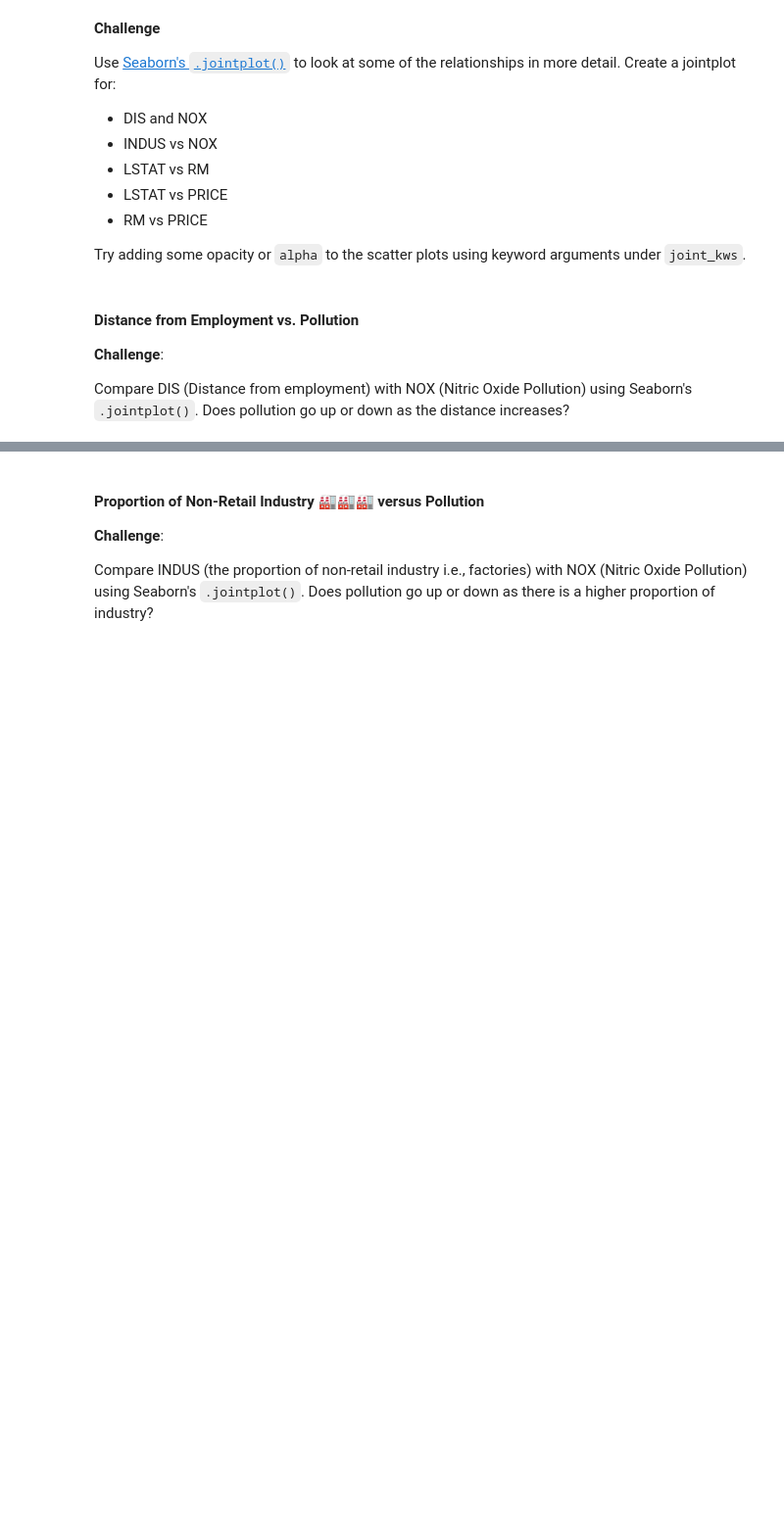
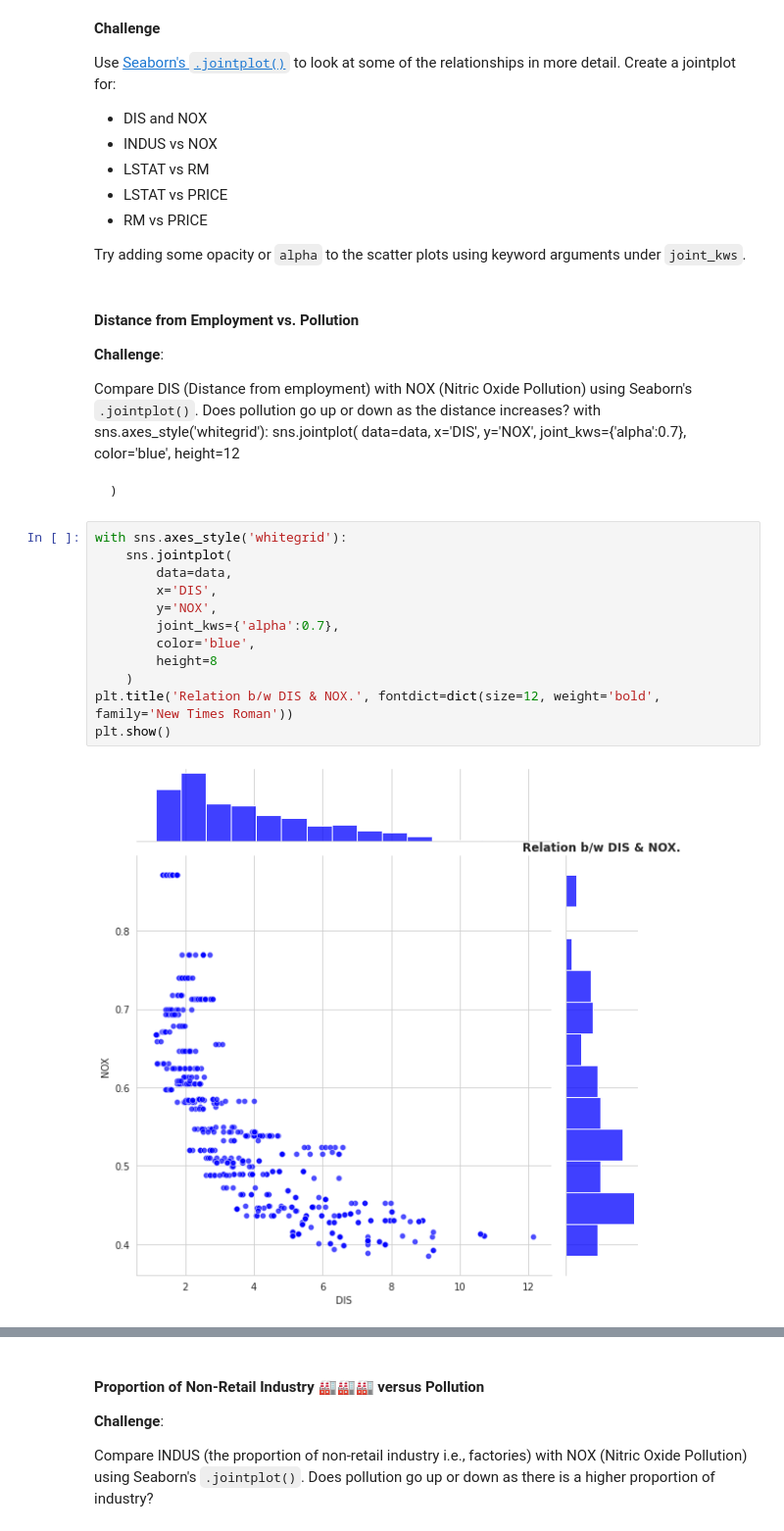
Before and after one commit to DarkDk123/House-valuation-model, a Jupyter notebook: Multivariable_Regression_and_Valuation_Model_(start).ipynb, the cells around one changed output, grey strips where cells are left out. Shown at 98% size. Cells and saved outputs as stored; diff of their text form; blank space fills up the shorter version.

Commit message:
Relation b/w Distance from Employment & Pollution

```diff
--- a/Multivariable_Regression_and_Valuation_Model_(start).ipynb
+++ b/Multivariable_Regression_and_Valuation_Model_(start).ipynb
@@ -414,3 +413,27 @@ Try adding some opacity or `alpha` to the scatter plots using keyword arguments
 **Challenge**:
 
 Compare DIS (Distance from employment) with NOX (Nitric Oxide Pollution) using Seaborn's `.jointplot()`. Does pollution go up or down as the distance increases?
+with sns.axes_style('whitegrid'):
+    sns.jointplot(
+        data=data,
+        x='DIS',
+        y='NOX',
+        joint_kws={'alpha':0.7},
+        color='blue',
+        height=12
+
+    )
+# %%
+with sns.axes_style('whitegrid'):
+    sns.jointplot(
+        data=data,
+        x='DIS',
+        y='NOX',
+        joint_kws={'alpha':0.7},
+        color='blue',
+        height=8
+    )
+plt.title('Relation b/w DIS & NOX.', fontdict=dict(size=12, weight='bold', family='New Times Roman'))
+plt.show()
+# %% [output]
+[figure, added]
```
Also changed, not shown: parts of 2 cells of this notebook.
